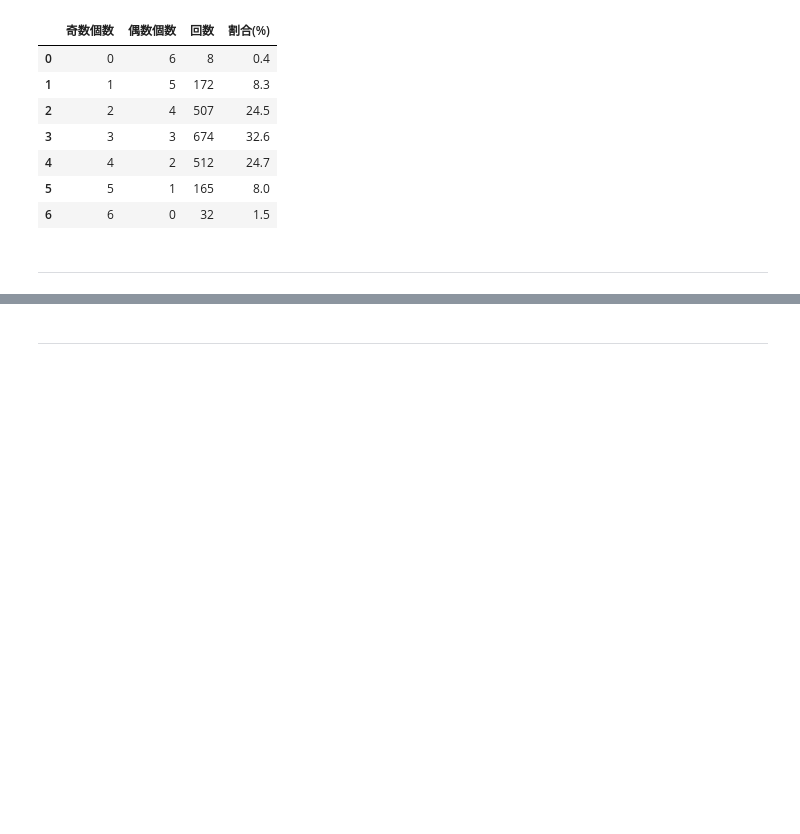
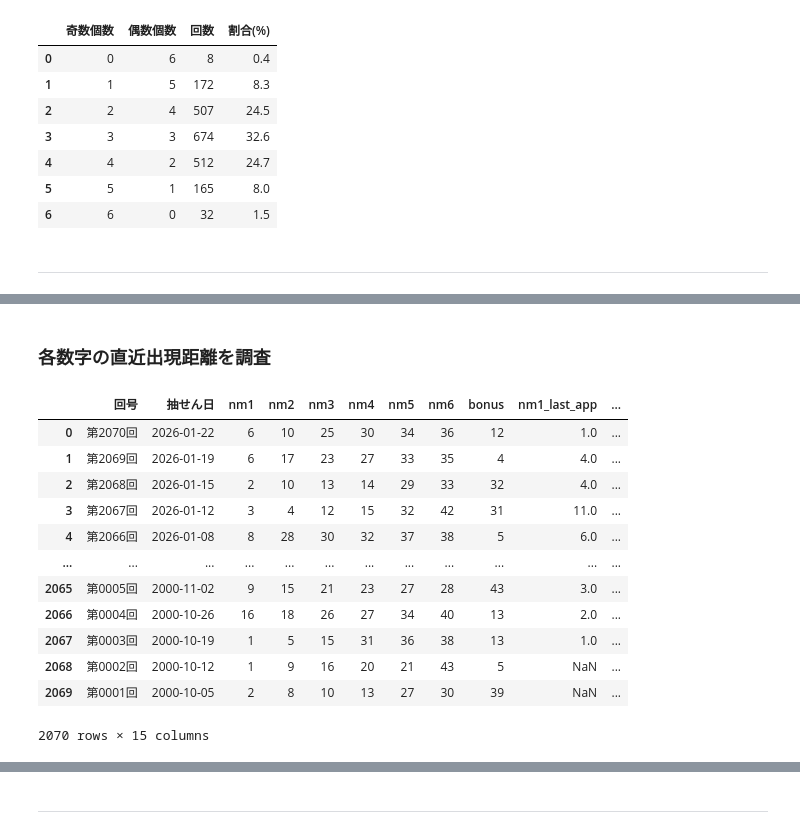
Before and after one commit to kimu0705/TAKARAKUJI, a Jupyter notebook: src/dev.ipynb, the cells around one changed output, grey strips where cells are left out. Drawn from its saved outputs; the diff is of its cells as text; code cells hidden in the pictures; blank space fills up the shorter version.

```diff
--- a/src/dev.ipynb
+++ b/src/dev.ipynb
@@ -1413,0 +1418,4 @@ pd.DataFrame({
+# %%
+# 使用するdf
+results_df = create_results_df(html_path_list=html_path_list)
+results_df_last_app = results_df
@@ -1413,0 +1438,53 @@ pd.DataFrame({
+# %% [markdown]
+### 各数字の直近出現距離を調査
+# %%
+import numpy as np
+import pandas as pd
+
+NUM_COLS = ["nm1","nm2","nm3","nm4","nm5","nm6"]
+
+# ① 時系列を「過去 → 現在」に
+df_chrono = results_df_last_app.iloc[::-1].reset_index(drop=True)
+
+last_seen = {}
+dist_rows = []
+
+for i, row in df_chrono.iterrows():
+    dist_row = {}
+
+    for col in NUM_COLS:
+        n = row[col]
+        if n in last_seen:
+            dist_row[f"{col}_last_app"] = i - last_seen[n]
+        else:
+            dist_row[f"{col}_last_app"] = np.nan  # 初出
+
+    # 更新（その回を「最後に見た回」として記録）
+    for n in row[NUM_COLS]:
+        last_seen[n] = i
+
+    dist_rows.append(dist_row)
+
+# ② DataFrame化
+dist_df = pd.DataFrame(dist_rows)
+
+# ③ 元の並び（最新 → 過去）に戻す
+dist_df = dist_df.iloc[::-1].reset_index(drop=True)
+
+# ④ results_df_last_app の右側に結合
+results_df_last_app = pd.concat([results_df_last_app.reset_index(drop=True), dist_df], axis=1)
+results_df_last_app
+# %% [output]
+|  | 回号 | 抽せん日 | nm1 | nm2 | nm3 | nm4 | nm5 | nm6 | bonus | nm1_last_app | ... |
+| 0 | 第2070回 | 2026-01-22 | 6 | 10 | 25 | 30 | 34 | 36 | 12 | 1.0 | ... |
+| 1 | 第2069回 | 2026-01-19 | 6 | 17 | 23 | 27 | 33 | 35 | 4 | 4.0 | ... |
+| 2 | 第2068回 | 2026-01-15 | 2 | 10 | 13 | 14 | 29 | 33 | 32 | 4.0 | ... |
+| 3 | 第2067回 | 2026-01-12 | 3 | 4 | 12 | 15 | 32 | 42 | 31 | 11.0 | ... |
+| 4 | 第2066回 | 2026-01-08 | 8 | 28 | 30 | 32 | 37 | 38 | 5 | 6.0 | ... |
+| ... | ... | ... | ... | ... | ... | ... | ... | ... | ... | ... | ... |
+| 2065 | 第0005回 | 2000-11-02 | 9 | 15 | 21 | 23 | 27 | 28 | 43 | 3.0 | ... |
+| 2066 | 第0004回 | 2000-10-26 | 16 | 18 | 26 | 27 | 34 | 40 | 13 | 2.0 | ... |
+| 2067 | 第0003回 | 2000-10-19 | 1 | 5 | 15 | 31 | 36 | 38 | 13 | 1.0 | ... |
+| 2068 | 第0002回 | 2000-10-12 | 1 | 9 | 16 | 20 | 21 | 43 | 5 | NaN | ... |
+| 2069 | 第0001回 | 2000-10-05 | 2 | 8 | 10 | 13 | 27 | 30 | 39 | NaN | ... |
+2070 rows × 15 columns
```
Also changed, not shown: parts of 12 cells of this notebook, 3 other files.
